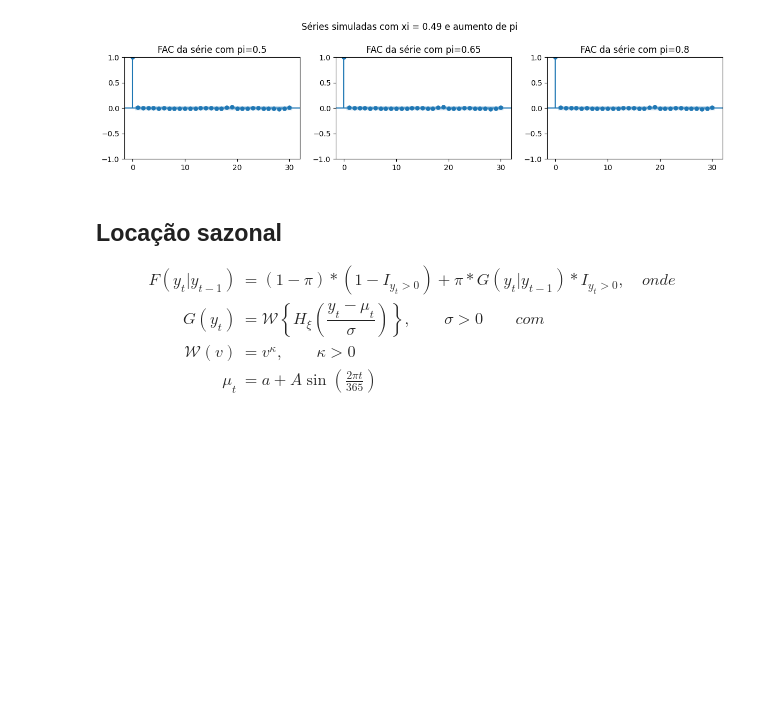
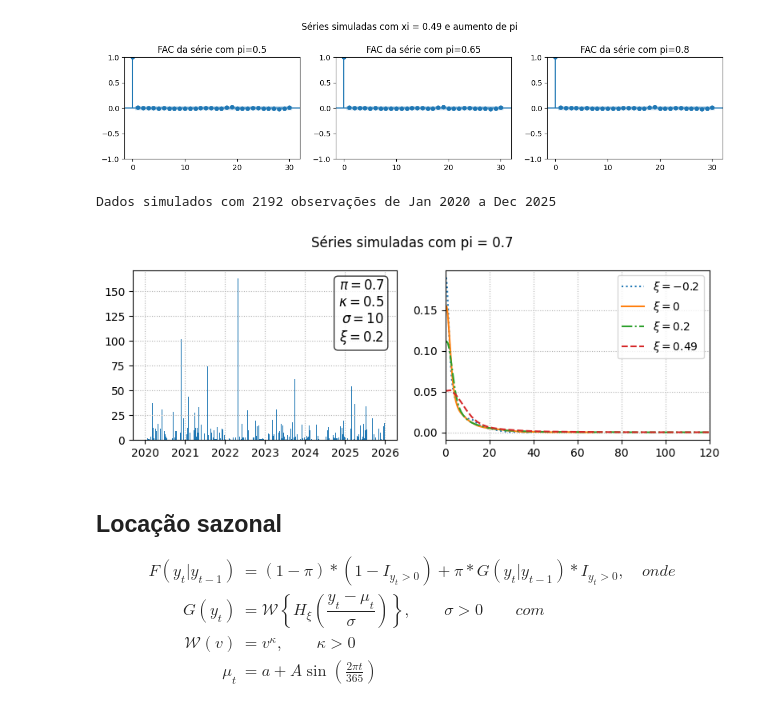
Before and after one commit to asdmalizia/masters, a Jupyter notebook: Estudo orientado/4. Simulação modelos mistos.ipynb, the cells around one changed output. Drawn from its saved outputs; the diff is of its cells as text; code cells hidden in the pictures; blank space fills up the shorter version.

```diff
--- a/Estudo orientado/4. Simulação modelos mistos.ipynb
+++ b/Estudo orientado/4. Simulação modelos mistos.ipynb
@@ -339,6 +395,66 @@ for xi in xi_list:
 [figure]
 [figure]
 [figure]
+# %%
+pi_list = [0.7]
+xi_list = [-0.2, 0, 0.2, 0.49]
+
+sigma = 10 # escala
+kappa = 0.5
+dates = pd.date_range(start='2020-01-01', end='2025-12-31', freq='D')
+T = len(dates)
+
+results = {}
+for xi in xi_list:
+    df_sim = pd.DataFrame({'date': dates}).set_index('date')
+
+    for pi in pi_list:
+        model = naveau(kappa=kappa, sigma=sigma, xi=xi)
+        egpd_points = model.rvs(size=T)
+        bernoulli_points = rng.binomial(n=1, p=pi, size=T)
+        simulated_points = bernoulli_points * egpd_points
+        df_sim[f'{pi}'] = simulated_points
+
+    results[f'{xi}'] = df_sim
+print('Dados simulados com {} observações de {} a {}'.format(
+    T, dates[0].strftime('%b %Y'), dates[-1].strftime('%b %Y'))
+     )
+# %% [output]
+Dados simulados com 2192 observações de Jan 2020 a Dec 2025
+# %%
+fig, ax = plt.subplots(len(pi_list),2,figsize=(8,3))
+
+i=0
+xi = xi_list[2]
+pi = pi_list[i]
+df_plot = results[f'{xi}'][f'{pi}']
+textstr = f'$\pi={pi}$\n$\\kappa={kappa}$\n$\\sigma={sigma}$\n$\\xi={xi}$'
+
+top_lim = results['0.49'].apply(lambda col: col.nlargest(5).iloc[-1])
+ax[0].bar(df_plot.index, df_plot, width=1)
+ax[0].grid(axis='both', linestyle=':')
+if xi==0.49: ax[0].set_ylim(top=top_lim[f'{pi}'])
+props = dict(boxstyle='round', facecolor='white', alpha=0.8)
+ax[0].text(0.95, 0.95, textstr, transform=ax[0].transAxes, fontsize=12,
+           verticalalignment='top', horizontalalignment='right', bbox=props)
+
+
+ls = [':','-','-.','--']
+for xi in xi_list:
+    df_plot = results[f'{xi}'][f'{pi}']
+    x = np.linspace(0, df_plot.max(), 300)
+    kde = gaussian_kde(df_plot)
+    ax[1].plot(x, kde(x), label=fr'$\xi={xi}$', linestyle=ls[i])
+    i+=1
+ax[1].set_xlim(left=0, right=120)
+ax[1].grid(axis='both', linestyle=':')
+ax[1].legend()
+
+fig.suptitle('Séries simuladas com pi = {}'.format(pi))
+fig.tight_layout()
+plt.show()
+# %% [output]
+[figure, added]
 # %% [markdown]
 ## Locação sazonal
 $$
```
Also changed, not shown: parts of 3 cells of this notebook.
